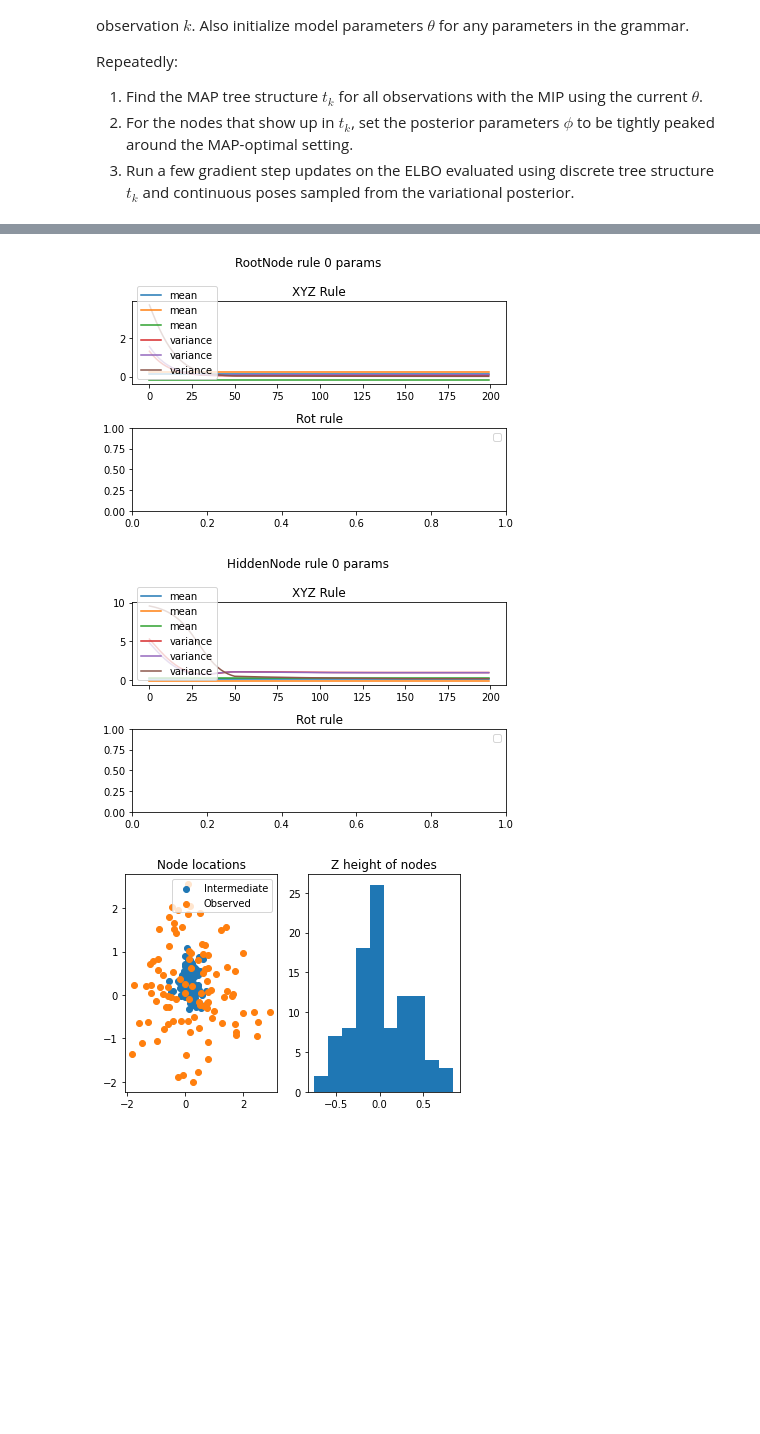
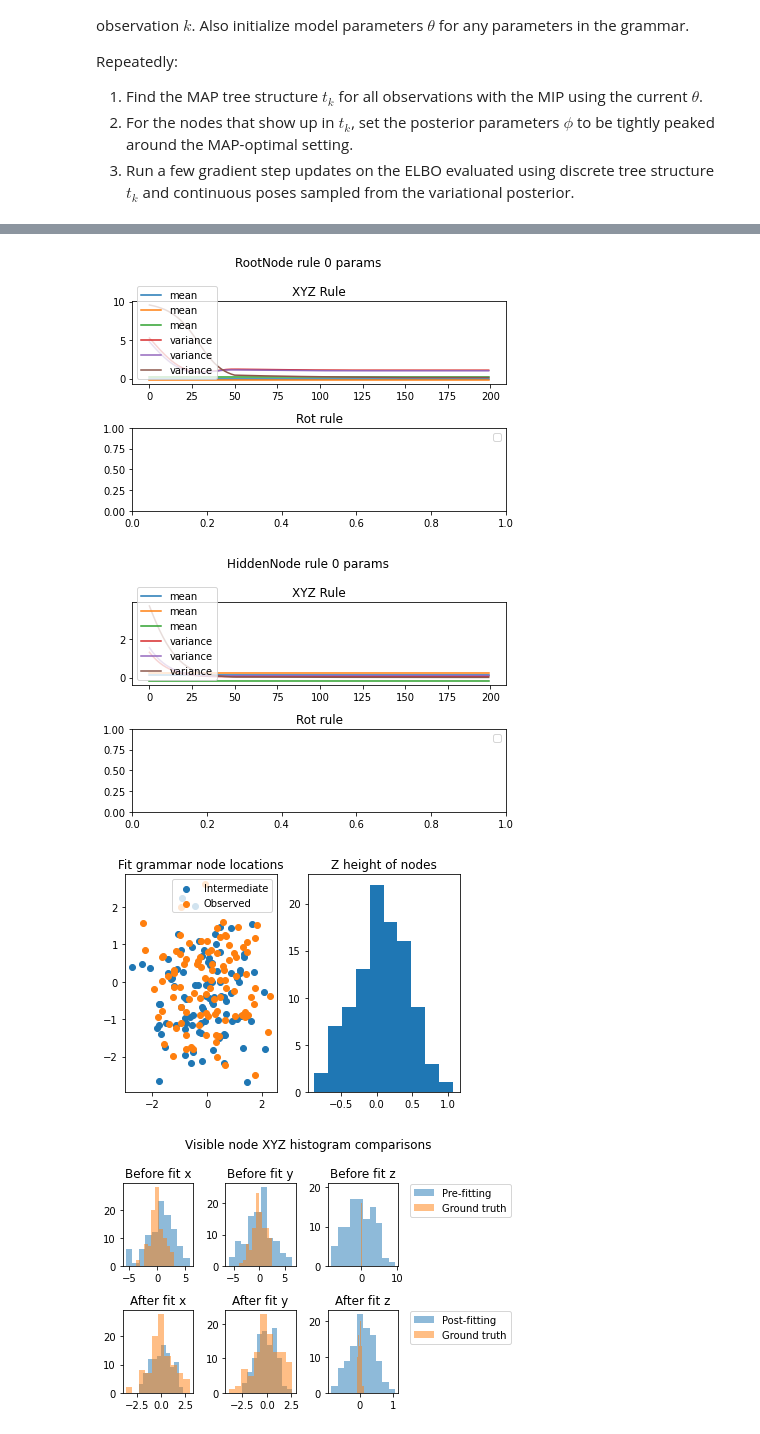
Before and after one commit to gizatt/spatial_scene_grammars, a Jupyter notebook: spatial_scene_grammars_examples/planar_fixed_structure/parameter_fitting_vi.ipynb, the cells around one changed output, grey strips where cells are left out. Saved outputs shown, nothing was run; the diff lists cells and outputs as text; code cells hidden in the pictures; blank space fills up the shorter version.

```diff
--- a/spatial_scene_grammars_examples/planar_fixed_structure/parameter_fitting_vi.ipynb
+++ b/spatial_scene_grammars_examples/planar_fixed_structure/parameter_fitting_vi.ipynb
@@ -69,7 +69,7 @@ Meshcat url:  http://127.0.0.1:7016/static/
 # Draw a random sample from the grammar and visualize it.
 # (Cache output.)
 torch.random.manual_seed(2)
-N_samples = 50
+N_samples = 100
 RESAMPLE = True
 scenes_file = "sampled_scenes_%d.dat" % N_samples
 
@@ -434,27 +434,56 @@ def plot_grammar_parameter_history(self, node_type):
     plt.tight_layout()
 
 def plot_post_fit_tree_samples(self, N_samples=100):
-    samples = []
-    for k in range(100):
-        samples.append(self.grammar.sample_tree(detach=True))
+    pre_fit_samples= []
+    self.grammar.load_state_dict(self.grammar_major_iters[0][0])
+    for k in range(N_samples):
+        pre_fit_samples.append(self.grammar.sample_tree(detach=True))
+    fit_samples = []
+    self.grammar.load_state_dict(self.grammar_major_iters[-1][-1])
+    for k in range(N_samples):
+        fit_samples.append(self.grammar.sample_tree(detach=True))
 
     plt.figure()
     plt.subplot(1, 2, 1)
-    plt.title("Node locations")
-    l = get_all_node_xyzs(samples, HiddenNode)
+    plt.title("Fit grammar node locations")
+    l = get_all_node_xyzs(fit_samples, HiddenNode)
     plt.scatter(l[:, 0], l[:, 1], label="Intermediate")
-    l = get_all_node_xyzs(samples, VisibleNode)
+    l = get_all_node_xyzs(fit_samples, VisibleNode)
     plt.scatter(l[:, 0], l[:, 1], label="Observed")
     plt.legend()
     plt.subplot(1, 2, 2)
     plt.hist(l[:, 2])
     plt.title("Z height of nodes")
 
+    plt.figure()
+    plt.suptitle("Visible node XYZ histogram comparisons")
+
+    gt_l = get_all_node_xyzs([sample[0] for sample in samples], VisibleNode)
+    fit_l = get_all_node_xyzs([sample for sample in fit_samples], VisibleNode)
+    pre_fit_l = get_all_node_xyzs([sample for sample in pre_fit_samples], VisibleNode)
+    # Pre fit
+    for k in range(3):
+        plt.subplot(2, 3, k+1)
+        plt.title("Before fit %s" % "xyz"[k:(k+1)])
+        plt.hist(pre_fit_l[:, k], label="Pre-fitting", alpha=0.5)
+        plt.hist(gt_l[:, k], label="Ground truth", alpha=0.5)
+        if k == 2:
+            plt.legend(bbox_to_anchor=(1.1, 1.05))
+
+    for k in range(3):
+        plt.subplot(2, 3, k+1+3)
+        plt.title("After fit %s" % "xyz"[k:(k+1)])
+        plt.hist(fit_l[:, k], label="Post-fitting", alpha=0.5)
+        plt.hist(gt_l[:, k], label="Ground truth", alpha=0.5)
+        if k == 2:
+            plt.legend(bbox_to_anchor=(1.1, 1.05))
+    plt.tight_layout()
+
 
 plot_elbo_history(svi)
 plot_grammar_parameter_history(svi, RootNode)
 plot_grammar_parameter_history(svi, HiddenNode)
 
-plot_post_fit_tree_samples(svi)
+plot_post_fit_tree_samples(svi, N_samples=N_samples)
 # %% [output]
 No handles with labels found to put in legend.
@@ -465,5 +494,6 @@ No handles with labels found to put in legend.
 No handles with labels found to put in legend.
 [figure]
-[figure, old version]
+[figure, new version]
-[figure, old version]
+[figure, new version]
-[figure, old version]
+[figure, new version]
+[figure, added]
```
Also changed, not shown: parts of 4 cells of this notebook.
